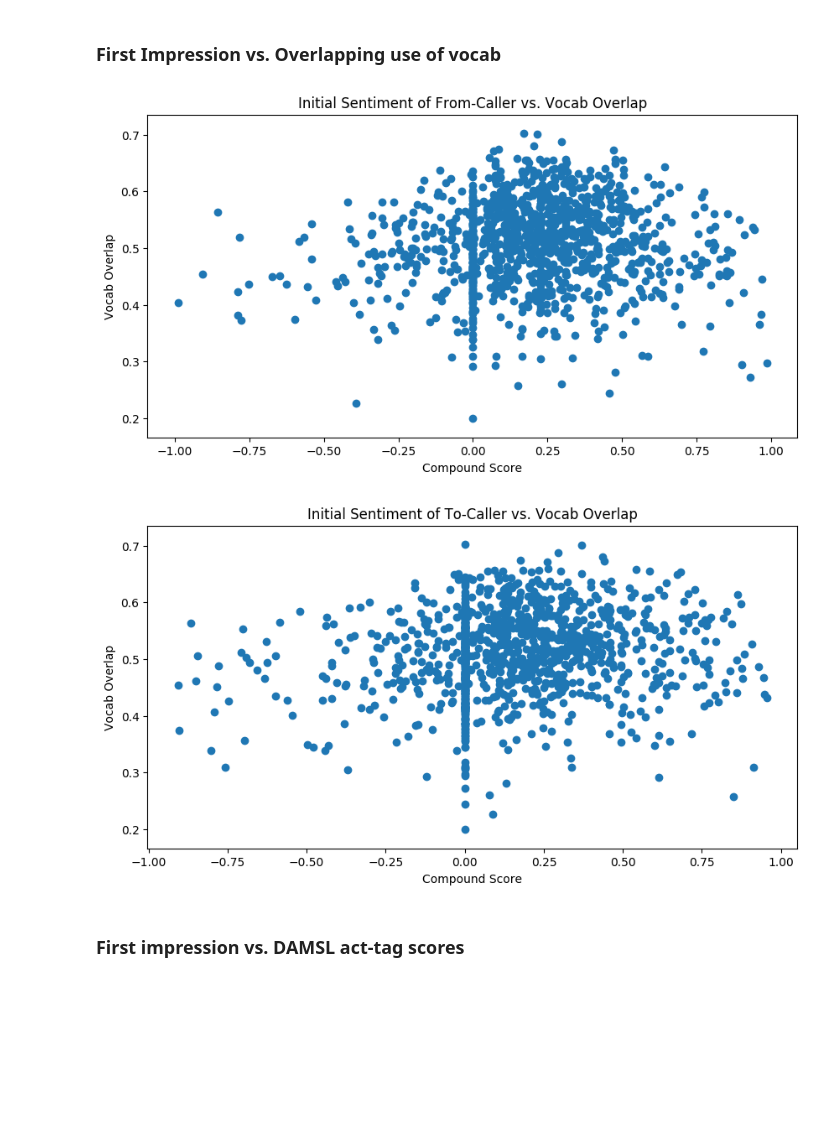
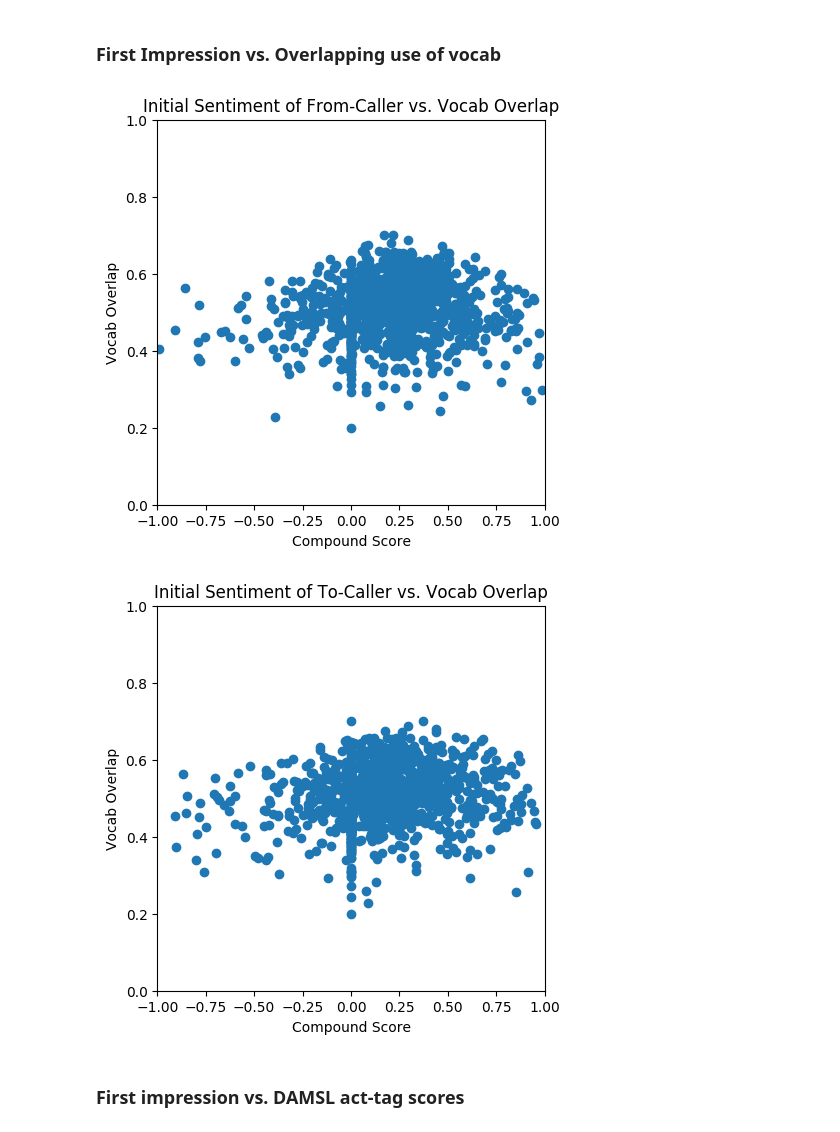
Before and after one commit to Gnome42/Cornell-Conversational-Analysis-Toolkit, a Jupyter notebook: datasets/switchboard-corpus/E2_data_analysis.ipynb, the cells around one changed output. Drawn from its saved outputs; the diff is of its cells as text; code cells hidden in the pictures; blank space fills up the shorter version.

```diff
--- a/datasets/switchboard-corpus/E2_data_analysis.ipynb
+++ b/datasets/switchboard-corpus/E2_data_analysis.ipynb
@@ -582,35 +586,39 @@ plt.show()
 # %%
 overlaps = []
 compoundsFrom = []
 compoundsTo = []
 
 for k, v in corpus.meta['metadata'].items():
 
     from_caller = v['from_caller']
     to_caller = v['to_caller']
     convo = corpus.conversations[k+'-0']
 
     overlaps.append(convo.meta['vocabulary_overlap']['ratio'])
 
     compoundsFrom.append(convo.meta['initial_sentiment'][from_caller]['compound'])
     compoundsTo.append(convo.meta['initial_sentiment'][to_caller]['compound'])
 
-plt.figure(figsize=(10,5))
+plt.figure(figsize=(5,5))
 plt.scatter(compoundsFrom, overlaps)
 plt.title('Initial Sentiment of From-Caller vs. Vocab Overlap')
 plt.xlabel('Compound Score')
+plt.xlim([-1,1])
 plt.ylabel('Vocab Overlap')
+plt.ylim([0,1])
 plt.show()
 
-plt.figure(figsize=(10,5))
+plt.figure(figsize=(5,5))
 plt.scatter(compoundsTo, overlaps)
 plt.title('Initial Sentiment of To-Caller vs. Vocab Overlap')
 plt.xlabel('Compound Score')
+plt.xlim([-1,1])
 plt.ylabel('Vocab Overlap')
+plt.ylim([0,1])
 plt.show()
 # %% [output]
-[figure, old version]
+[figure, new version]
-[figure, old version]
+[figure, new version]
 # %% [markdown]
 ### First impression vs. DAMSL act-tag scores
 # %%
```
Also changed, not shown: parts of 13 cells of this notebook, 1 other file.
